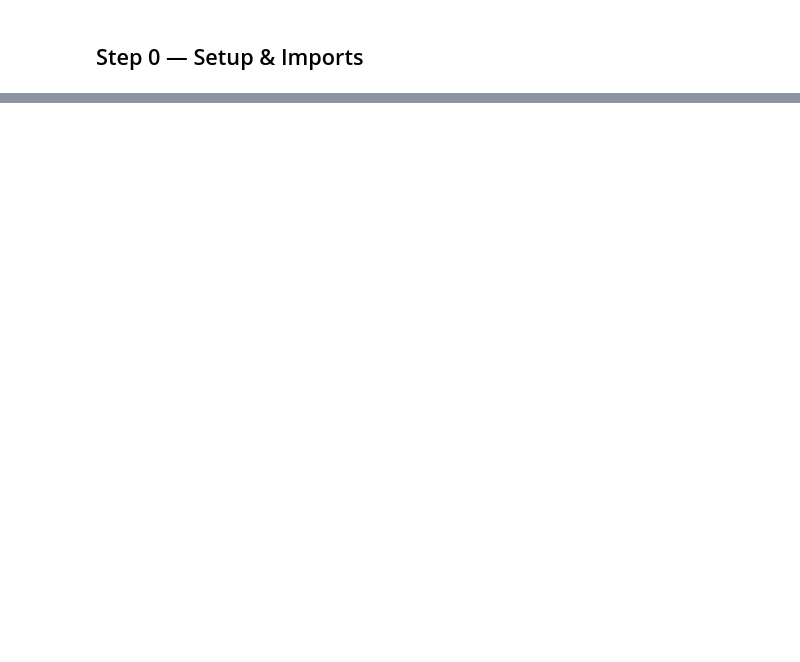
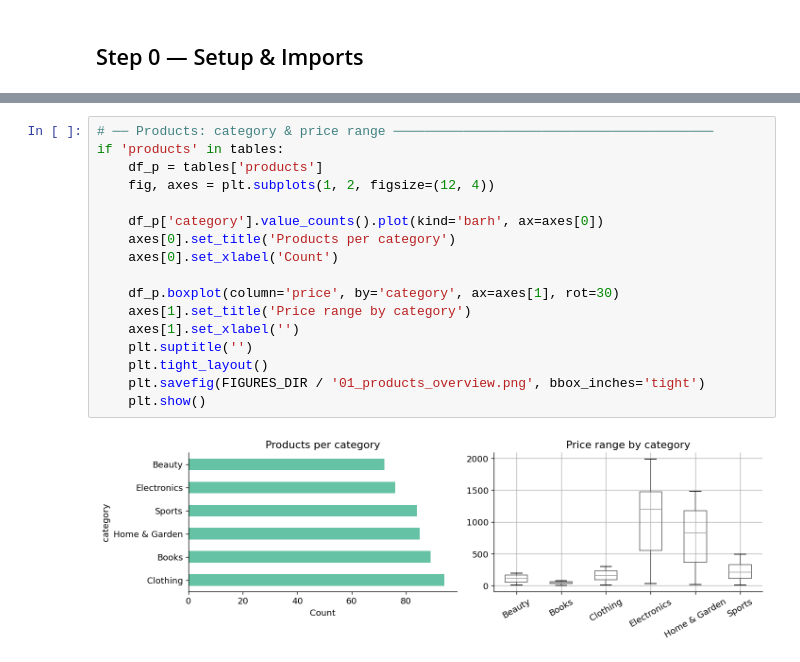
Before and after one commit to jackstealer/ECOMMERCE_CUSTOMER_BEHAVIOR, a Jupyter notebook: notebooks/01_data_understanding.ipynb, the cells around one changed output, grey strips where cells are left out. Cells and saved outputs as stored; diff of their text form; blank space fills up the shorter version.

```diff
--- a/notebooks/01_data_understanding.ipynb
+++ b/notebooks/01_data_understanding.ipynb
@@ -632,0 +188,19 @@ Phase 1 complete. Proceed to 02_data_cleaning.ipynb
+# %%
+# ── Products: category & price range ─────────────────────────────────────────
+if 'products' in tables:
+    df_p = tables['products']
+    fig, axes = plt.subplots(1, 2, figsize=(12, 4))
+
+    df_p['category'].value_counts().plot(kind='barh', ax=axes[0])
+    axes[0].set_title('Products per category')
+    axes[0].set_xlabel('Count')
+
+    df_p.boxplot(column='price', by='category', ax=axes[1], rot=30)
+    axes[1].set_title('Price range by category')
+    axes[1].set_xlabel('')
+    plt.suptitle('')
+    plt.tight_layout()
+    plt.savefig(FIGURES_DIR / '01_products_overview.png', bbox_inches='tight')
+    plt.show()
+# %% [output]
+[figure, added]
```
Also changed, not shown: parts of 72 cells of this notebook, 2 other files.
